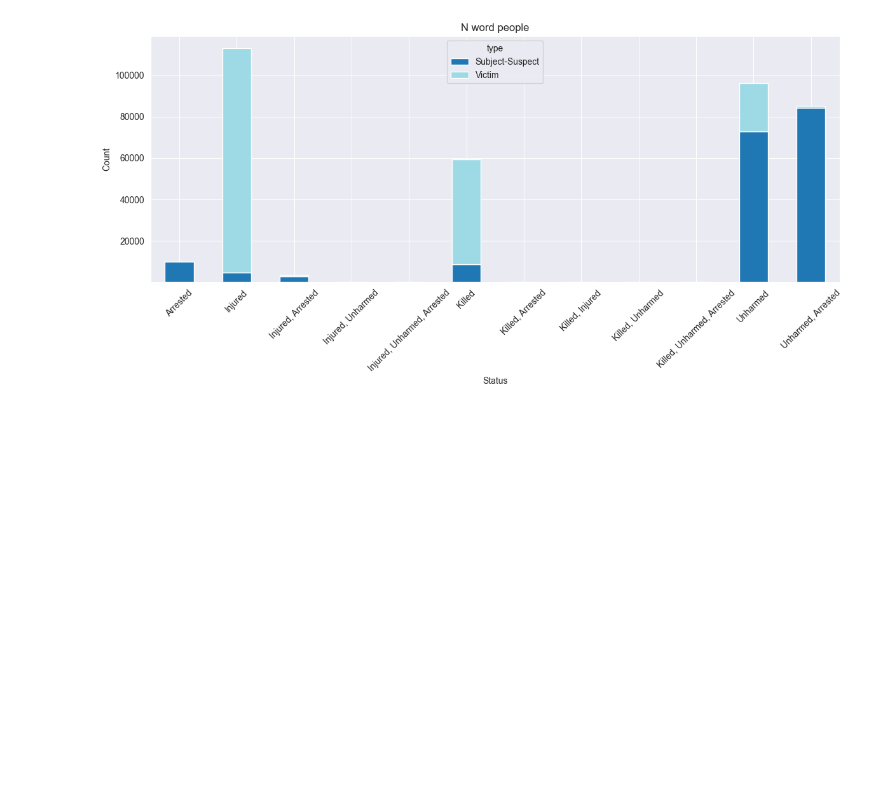
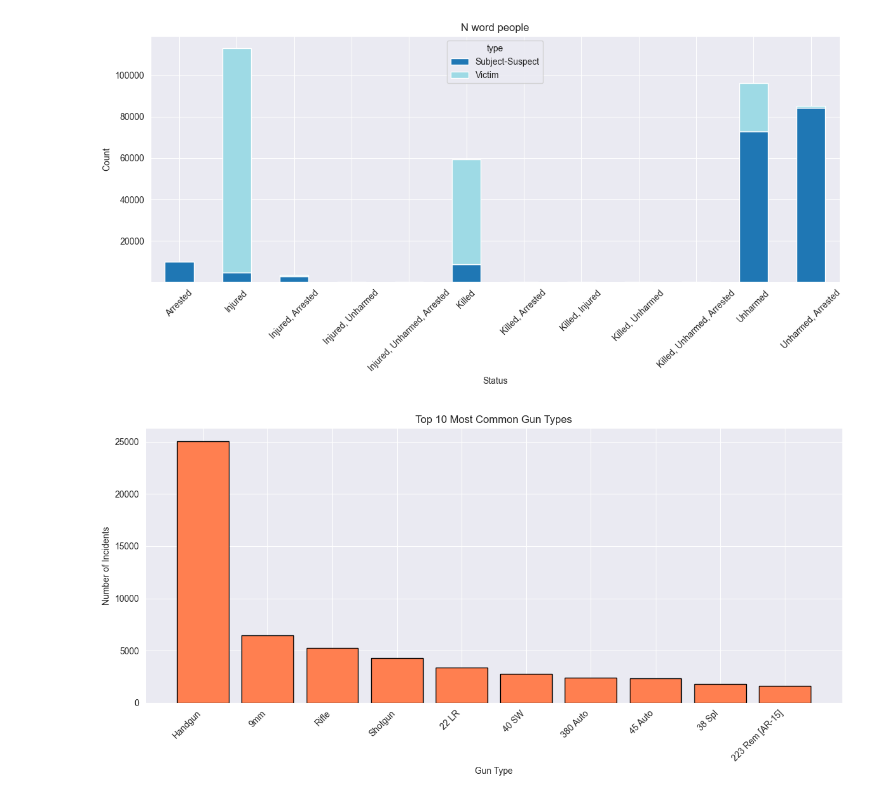
Before and after one commit to IwsonHD/GunViolenceDataExplorationProject, a Jupyter notebook: notebooks/01_data_EDA.ipynb, the cells around one changed output. Drawn from its saved outputs; the diff is of its cells as text; code cells hidden in the pictures; blank space fills up the shorter version.

Commit message:
Added two previous charts - top 10 guns and with stolen status

```diff
--- a/notebooks/01_data_EDA.ipynb
+++ b/notebooks/01_data_EDA.ipynb
@@ -413,3 +413,41 @@ plt.tight_layout()
 plt.show()
 # %% [output]
 [figure]
+# %%
+import pandas as pd
+import matplotlib.pyplot as plt
+from collections import Counter
+
+# Drop missing values in gun_type column
+df_guns = df.dropna(subset=['gun_type'])
+
+# Extract all gun types
+gun_types = []
+
+for raw in df_guns['gun_type']:
+    entries = str(raw).split("||")
+    for entry in entries:
+        if "::" in entry:
+            gun = entry.split("::", 1)[-1].strip()
+            if gun != 'Unknown':
+                gun_types.append(gun)
+
+# Count frequencies
+gun_counts = Counter(gun_types)
+gun_df = pd.DataFrame(gun_counts.items(), columns=['gun_type', 'count'])
+
+# Sort and take top N
+TOP_N = 10
+top_guns = gun_df.sort_values(by='count', ascending=False).head(TOP_N)
+
+# Plot
+plt.figure(figsize=(12, 6))
+plt.bar(top_guns['gun_type'], top_guns['count'], color='coral', edgecolor='black')
+plt.title(f'Top {TOP_N} Most Common Gun Types')
+plt.xlabel('Gun Type')
+plt.ylabel('Number of Incidents')
+plt.xticks(rotation=45, ha='right')
+plt.tight_layout()
+plt.show()
+# %% [output]
+[figure, added]
```
Also changed, not shown: parts of 1 cell of this notebook.
